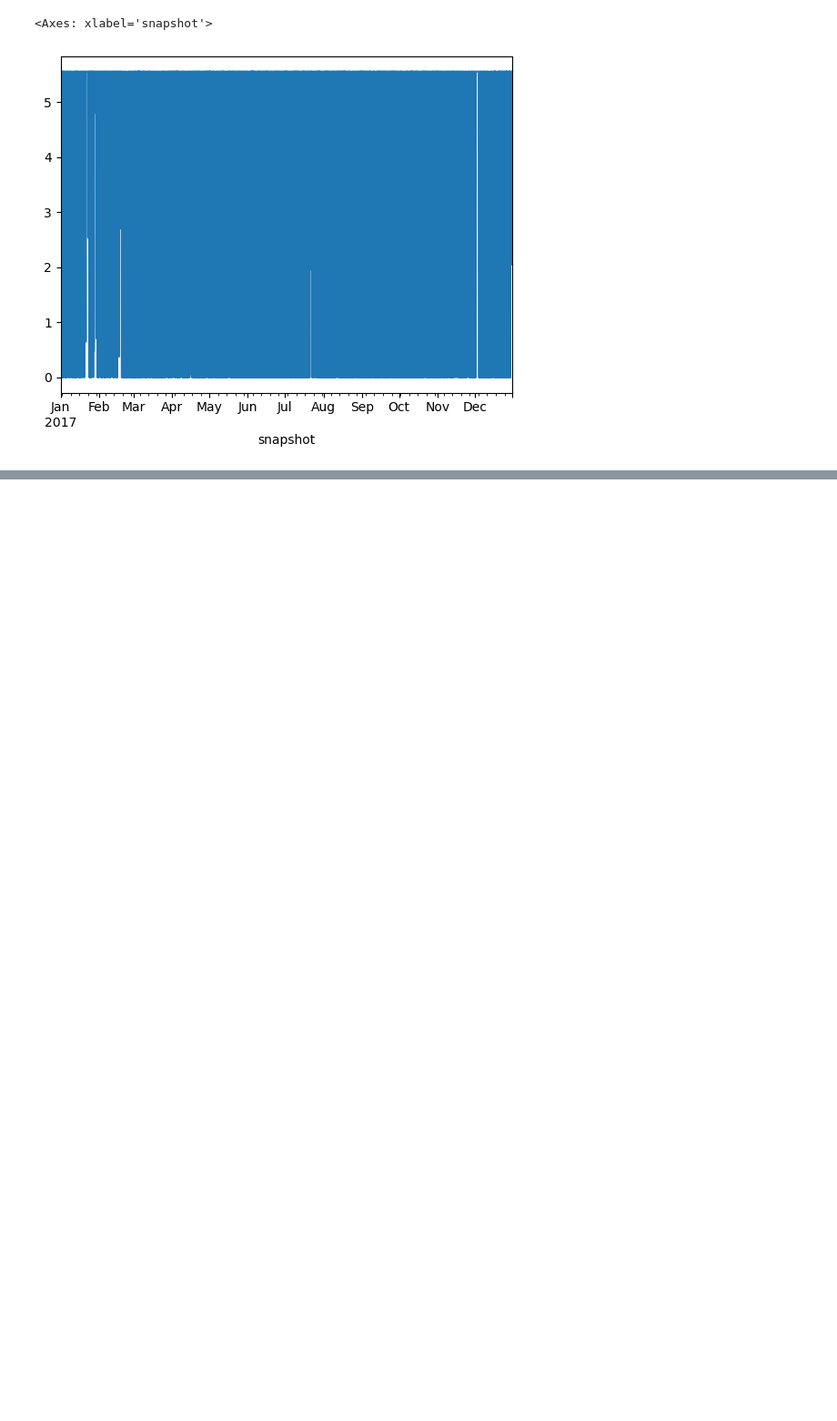
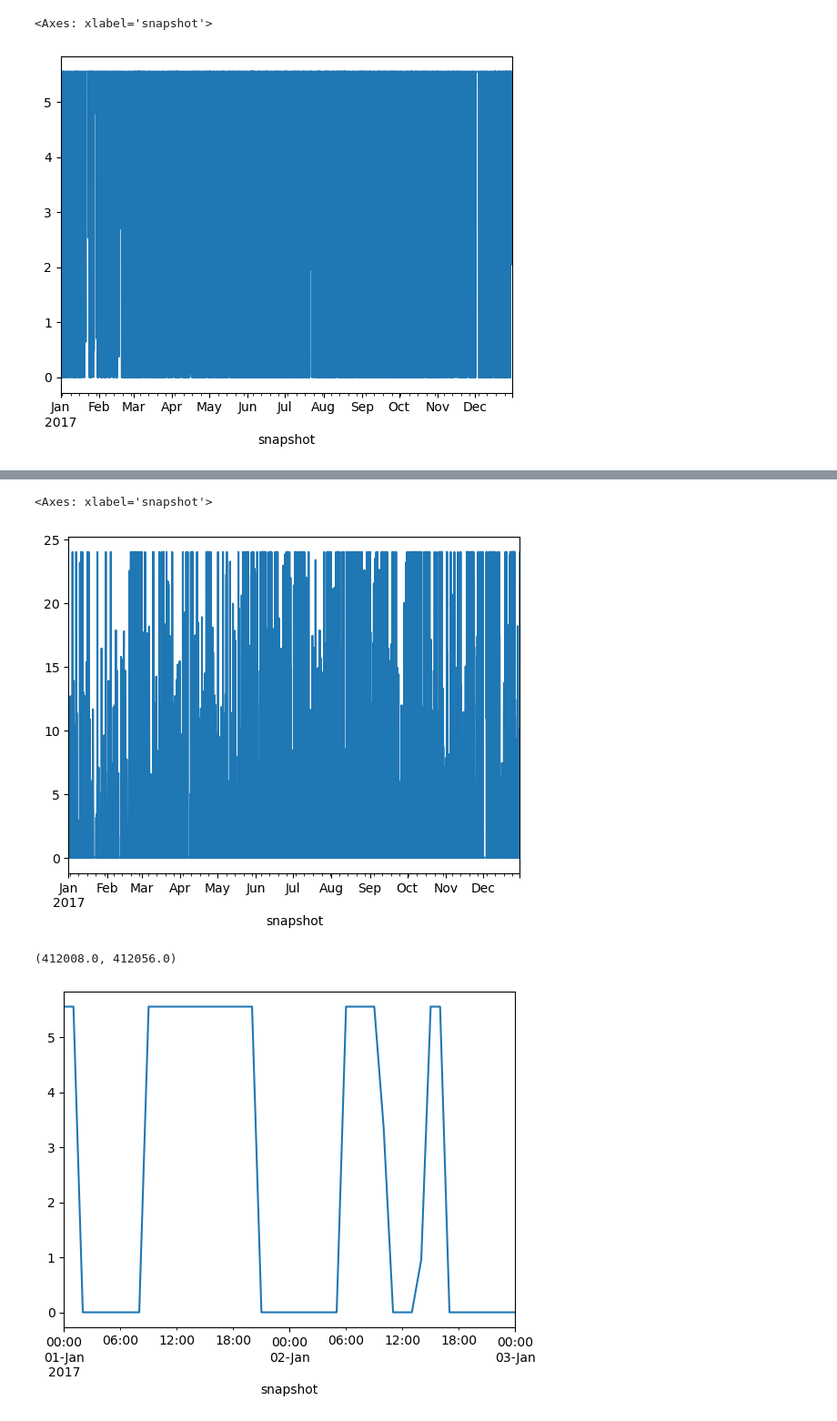
Before and after one commit to pulio12/Msc_Thesis_Greenlab_Skive, a Jupyter notebook: Test_file2.ipynb, the cells around one changed output, grey strips where cells are left out. Shown at 91% size. Drawn from its saved outputs; the diff is of its cells as text; code cells hidden in the pictures; blank space fills up the shorter version.

```diff
--- a/Test_file2.ipynb
+++ b/Test_file2.ipynb
@@ -983,0 +1034,10 @@ n.links_t.p0["Boiler_Skive"].reindex(n.snapshots).plot()
+# %%
+display(n.links_t.p0["El_to_TES_Rondo"].plot())
+plt.show()
+n.links_t.p0["TES_Rondo_to_Heat_Bus_Skive"].plot()
+plt.xlim('2017-01-01 00:00Z', '2017-01-03 00:00Z')
+# %% [output]
+<Axes: xlabel='snapshot'>
+[figure, added]
+(412008.0, 412056.0)
+[figure, added]
```
Also changed, not shown: parts of 6 cells of this notebook.
